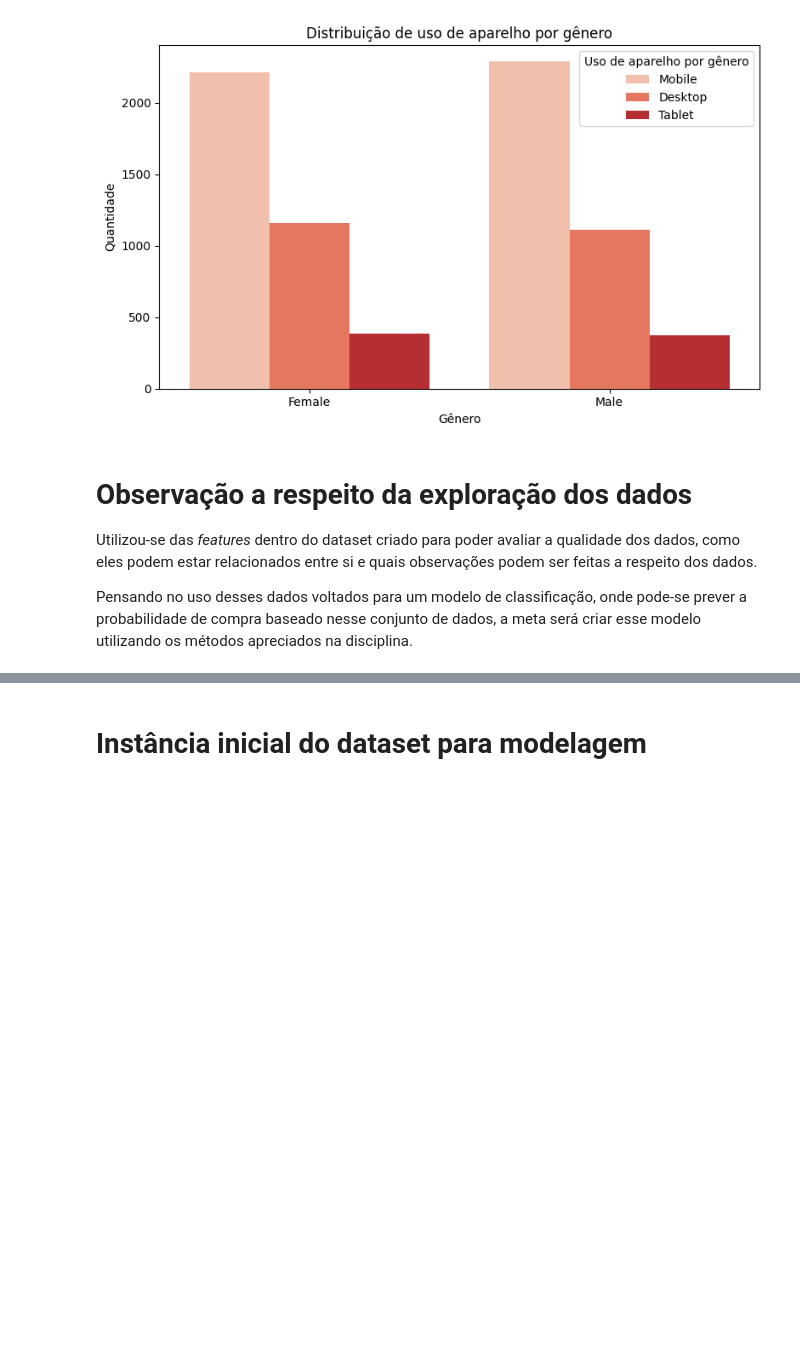
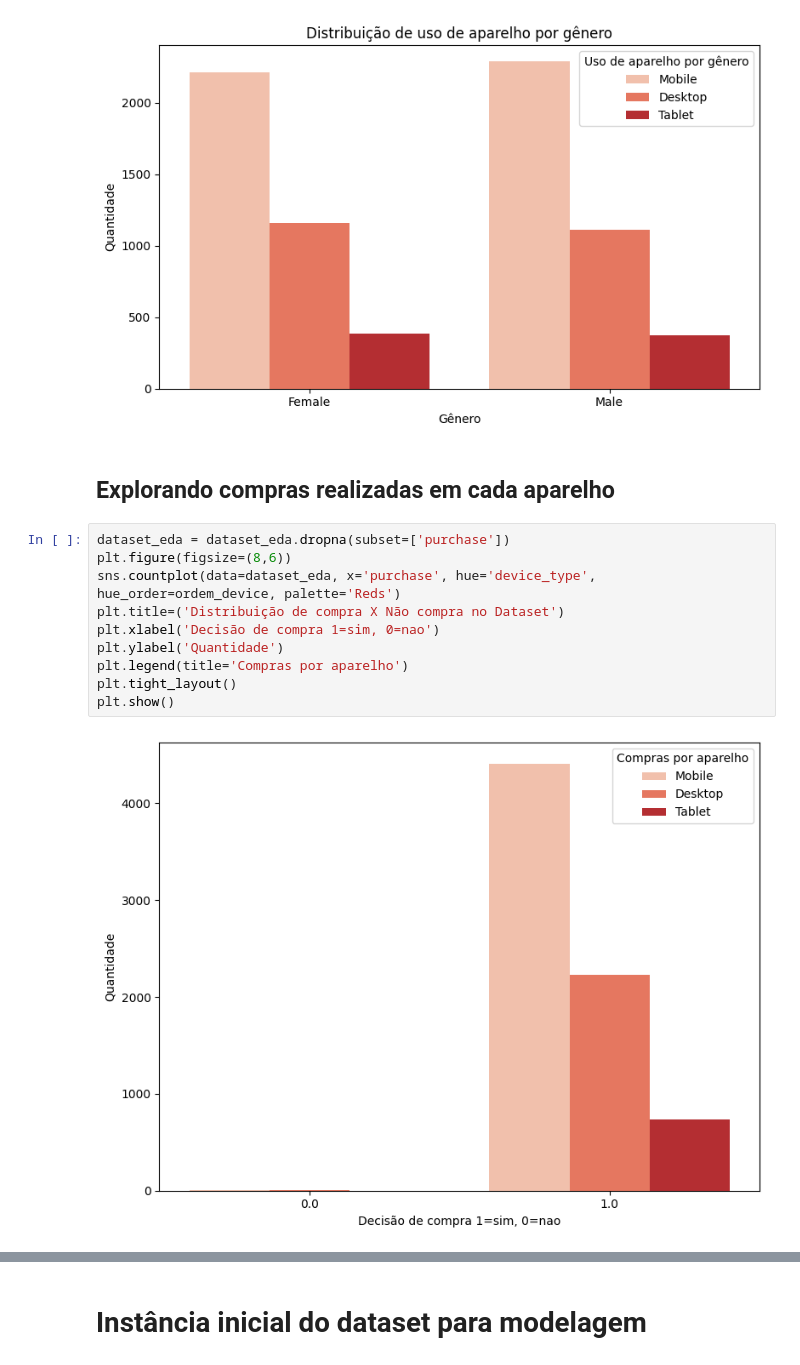
Before and after one commit to sergio-mpm/api-fullstack-compra-inteligente, a Jupyter notebook: MVP_ModeloPreditivo_SGMPM.ipynb, the cells around one changed output, grey strips where cells are left out. Drawn from its saved outputs; the diff is of its cells as text; blank space fills up the shorter version.

```diff
--- a/MVP_ModeloPreditivo_SGMPM.ipynb
+++ b/MVP_ModeloPreditivo_SGMPM.ipynb
@@ -204,8 +229,17 @@ plt.tight_layout()
 plt.show()
 # %% [output]
 [figure]
-# %% [markdown]
-# Observação a respeito da exploração dos dados
-Utilizou-se das _features_ dentro do dataset criado para poder avaliar a qualidade dos dados, como eles podem estar relacionados entre si e quais observações podem ser feitas a respeito dos dados.
-
-Pensando no uso desses dados voltados para um modelo de classificação, onde pode-se prever a probabilidade de compra baseado nesse conjunto de dados, a meta será criar esse modelo utilizando os métodos apreciados na disciplina.
+# %% [markdown]
+## Explorando compras realizadas em cada aparelho
+# %%
+dataset_eda = dataset_eda.dropna(subset=['purchase'])
+plt.figure(figsize=(8,6))
+sns.countplot(data=dataset_eda, x='purchase', hue='device_type', hue_order=ordem_device, palette='Reds')
+plt.title=('Distribuição de compra X Não compra no Dataset')
+plt.xlabel('Decisão de compra 1=sim, 0=nao')
+plt.ylabel('Quantidade')
+plt.legend(title='Compras por aparelho')
+plt.tight_layout()
+plt.show()
+# %% [output]
+[figure, added]
```
Also changed, not shown: parts of 15 cells of this notebook, 24 other files.
